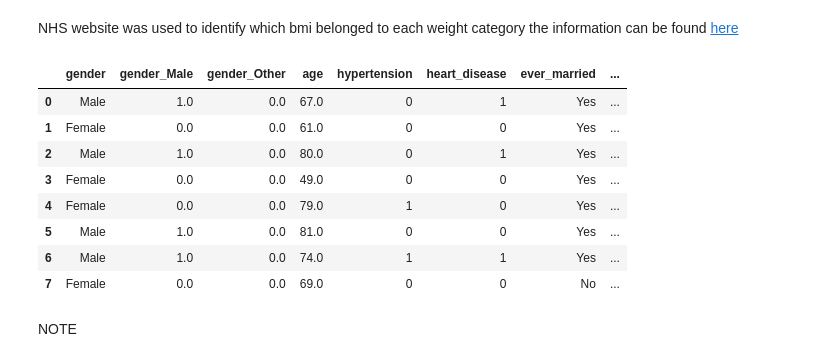
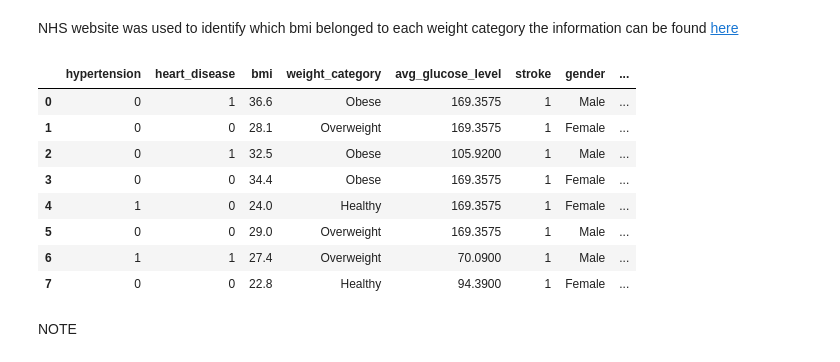
Before and after one commit to Lailah-Idrees/DA2_Assessment, a Jupyter notebook: jupyter_notebooks/ETL_Data_Analysis.ipynb, the cells around one changed output. Saved outputs shown, nothing was run; the diff lists cells and outputs as text; code cells hidden in the pictures.

```diff
--- a/jupyter_notebooks/ETL_Data_Analysis.ipynb
+++ b/jupyter_notebooks/ETL_Data_Analysis.ipynb
@@ -57,6 +57,8 @@ import numpy as np
 import matplotlib.pyplot as plt
 import seaborn as sns
 # %%
-df = pd.read_csv("Data/Raw_data/healthcare-dataset-stroke-data.csv")
+from pathlib import Path
+data_path = Path("../Data/Raw_Data/healthcare-dataset-stroke-data.csv")
+df = pd.read_csv(data_path)
 df.head(20)
 # %% [output]
@@ -336,45 +354,45 @@ NHS website was used to identify which bmi belonged to each weight category the
 # %%
 df_final = df_final[
     [
+        # Health conditions
+        "hypertension",
+        "heart_disease",
+
+        # BMI + weight category
+        "bmi", "weight_category",
+
+        # Glucose + stroke
+        "avg_glucose_level",
+        "stroke",
+
         # Demographics
         "gender", "gender_Male", "gender_Other",
         "age",
 
-        # Health conditions
-        "hypertension",
-        "heart_disease",
 
         # Marital status
         "ever_married", "ever_married_Yes",
 
         # Residence
         "Residence_type", "Residence_type_Urban",
 
         # Work type
         "work_type", "work_type_encoded",
 
-        # Smoking
-        "smoking_status", "smoking_status_encoded",
 
-        # BMI + weight category
-        "bmi", "weight_category",
-
-        # Glucose + stroke
-        "avg_glucose_level",
-        "stroke"
     ]
 ]
 df_final.head(8)
 # %% [output]
-|  | gender | gender_Male | gender_Other | age | hypertension | heart_disease | ever_married | ... |
-| 0 | Male | 1.0 | 0.0 | 67.0 | 0 | 1 | Yes | ... |
-| 1 | Female | 0.0 | 0.0 | 61.0 | 0 | 0 | Yes | ... |
-| 2 | Male | 1.0 | 0.0 | 80.0 | 0 | 1 | Yes | ... |
-| 3 | Female | 0.0 | 0.0 | 49.0 | 0 | 0 | Yes | ... |
-| 4 | Female | 0.0 | 0.0 | 79.0 | 1 | 0 | Yes | ... |
-| 5 | Male | 1.0 | 0.0 | 81.0 | 0 | 0 | Yes | ... |
-| 6 | Male | 1.0 | 0.0 | 74.0 | 1 | 1 | Yes | ... |
-| 7 | Female | 0.0 | 0.0 | 69.0 | 0 | 0 | No | ... |
+|  | hypertension | heart_disease | bmi | weight_category | avg_glucose_level | stroke | gender | ... |
+| 0 | 0 | 1 | 36.6 | Obese | 169.3575 | 1 | Male | ... |
+| 1 | 0 | 0 | 28.1 | Overweight | 169.3575 | 1 | Female | ... |
+| 2 | 0 | 1 | 32.5 | Obese | 105.9200 | 1 | Male | ... |
+| 3 | 0 | 0 | 34.4 | Obese | 169.3575 | 1 | Female | ... |
+| 4 | 1 | 0 | 24.0 | Healthy | 169.3575 | 1 | Female | ... |
+| 5 | 0 | 0 | 29.0 | Overweight | 169.3575 | 1 | Male | ... |
+| 6 | 1 | 1 | 27.4 | Overweight | 70.0900 | 1 | Male | ... |
+| 7 | 0 | 0 | 22.8 | Healthy | 94.3900 | 1 | Female | ... |
 # %%
 df_final.to_csv("Cleaned_Data.csv", index=False)
 # %% [markdown]
```
Also changed, not shown: parts of 3 cells of this notebook.
